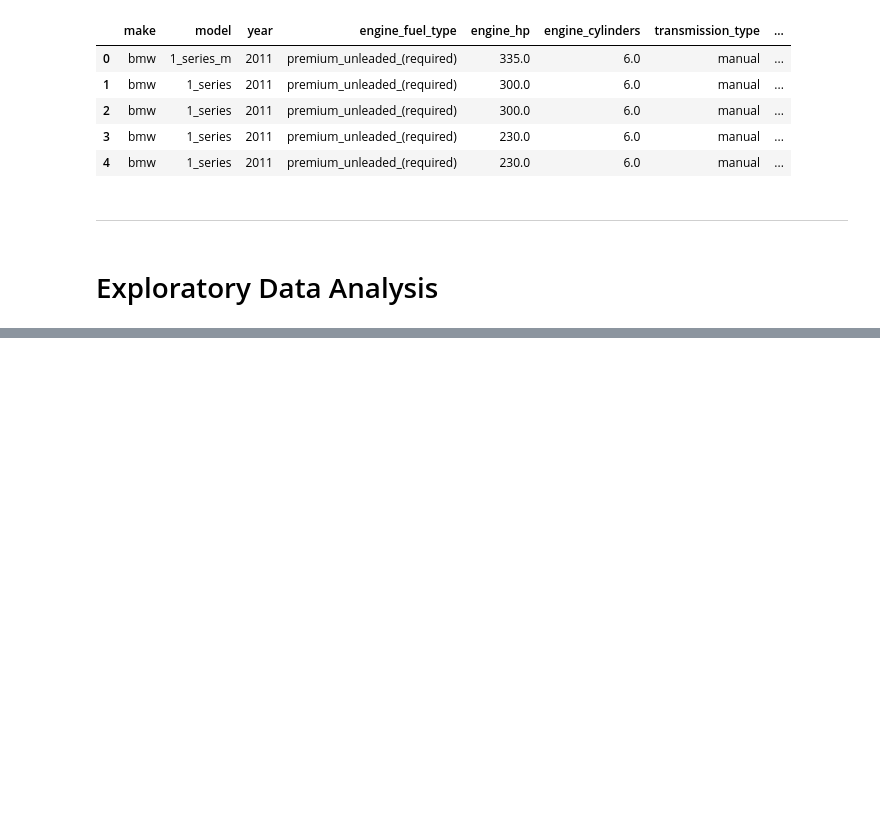
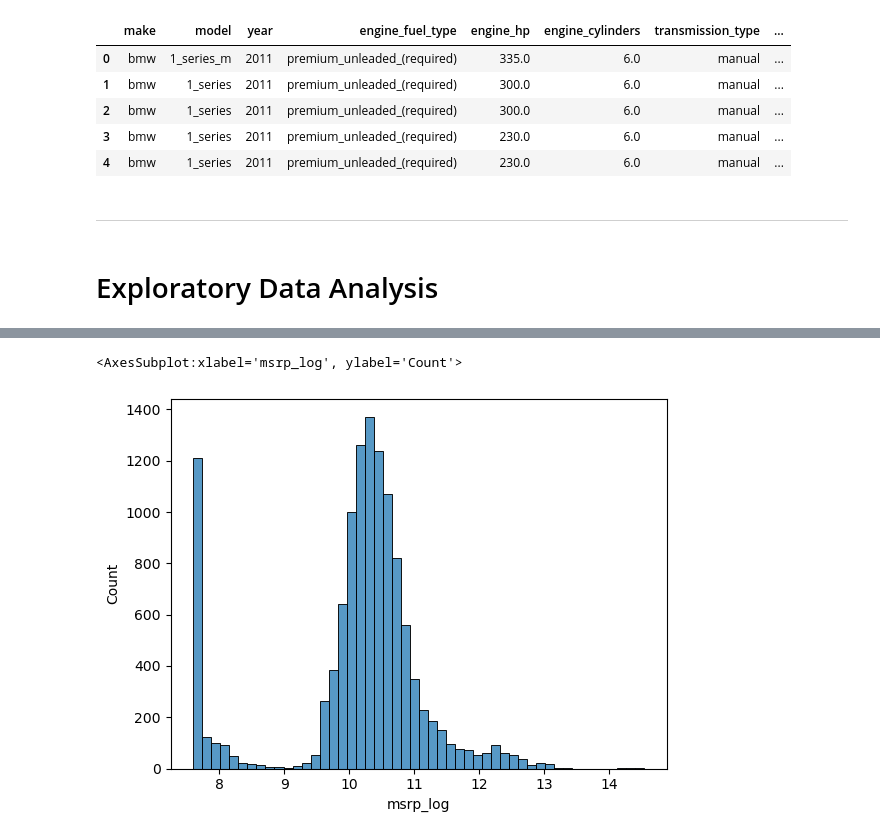
Before and after one commit to tummala-hareesh/ml_zoomcamp_ht, a Jupyter notebook: ipynb/02_car_price_prediction.ipynb, the cells around one changed output, grey strips where cells are left out. Cells and saved outputs as stored; diff of their text form; code cells hidden in the pictures; blank space fills up the shorter version.

```diff
--- a/ipynb/02_car_price_prediction.ipynb
+++ b/ipynb/02_car_price_prediction.ipynb
@@ -67,0 +139,4 @@ df.head()
+# %%
+# Create msrp_log column
+df['msrp_log'] = np.log1p(df['msrp'])
+df.head()
@@ -67,0 +162,6 @@ df.head()
+# %%
+# Histogram of msrp_log
+sns.histplot(df['msrp_log'], bins=50)
+# %% [output]
+<AxesSubplot:xlabel='msrp_log', ylabel='Count'>
+[figure, added]
```
Also changed, not shown: parts of 18 cells of this notebook, 1 other file.
